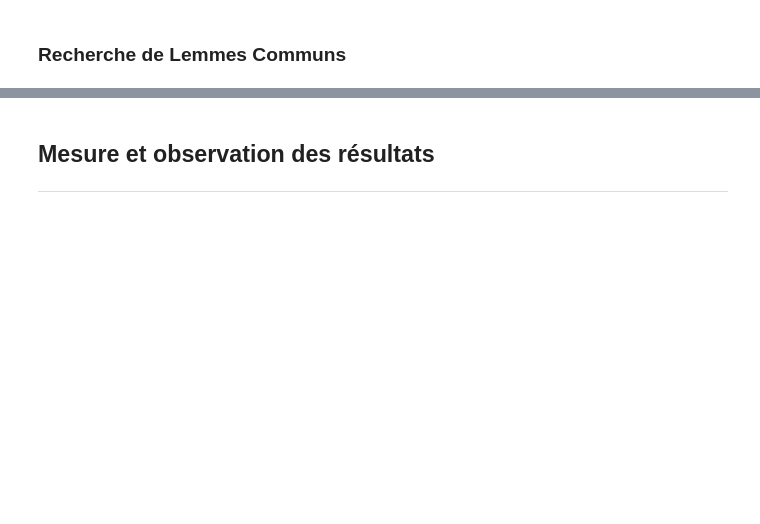
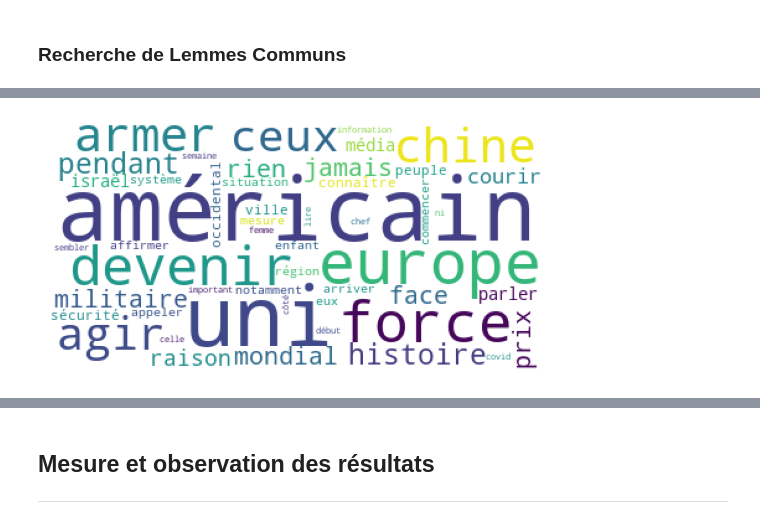
Before and after one commit to fmaine/notebooks, a Jupyter notebook: Experiences/221016-ThemeLemmesClef.ipynb, the cells around one changed output, grey strips where cells are left out. Cells and saved outputs as stored; diff of their text form; code cells hidden in the pictures; blank space fills up the shorter version.

```diff
--- a/Experiences/221016-ThemeLemmesClef.ipynb
+++ b/Experiences/221016-ThemeLemmesClef.ipynb
@@ -131,6 +137,10 @@ df_corpus['theme']=df_corpus['theme_score'].apply(lambda s : 1 if s>=score_thres
+# %%
+df_0 = df_corpus[df_corpus['theme']==0].sample(3000, random_state=42)
+df_1 = df_corpus[df_corpus['theme']==1].sample(3000, random_state=42)
+df_light = pd.concat([df_0,df_1]).copy()
 # %% [markdown]
 ### Recherche de Lemmes Communs
 # %%
 %%time
-df_corpus['l_text'] = df_corpus['l_list'].apply(' '.join)
+df_light['l_text'] = df_light['l_list'].apply(' '.join)
 # %% [output]
@@ -168,3 +161,4 @@ for index,row in df_corpus.head(10000).iterrows():
 # %%
 %%time
-#lemmas_0 = df_corpus[df_corpus['theme']==0]['l_list'].sum()
+lemmas_0 = df_light[df_light['theme']==0]['l_list'].sum()
+lemmas_1 = df_light[df_light['theme']==1]['l_list'].sum()
@@ -173,0 +168,3 @@ for index,row in df_corpus.head(10000).iterrows():
+# %%
+ignore_words = lex.get_ignore_words(lemmas_0, lemmas_1, common_size=200)
+len(ignore_words)
@@ -186,5 +203,7 @@ def display_wc(text,commonwords):
     plt.axis("off")
     plt.show();
 # %%
-display_wc('\n'.join(df_corpus[df_corpus['covid']==1]['lemma_text']),common_words)
+display_wc('\n'.join(df_light[df_light['theme']==1]['l_text']),ignore_words+theme_lemmas)
+# %% [output]
+[figure, added]
 # %%
```
Also changed, not shown: parts of 49 cells of this notebook, 5 other files.
